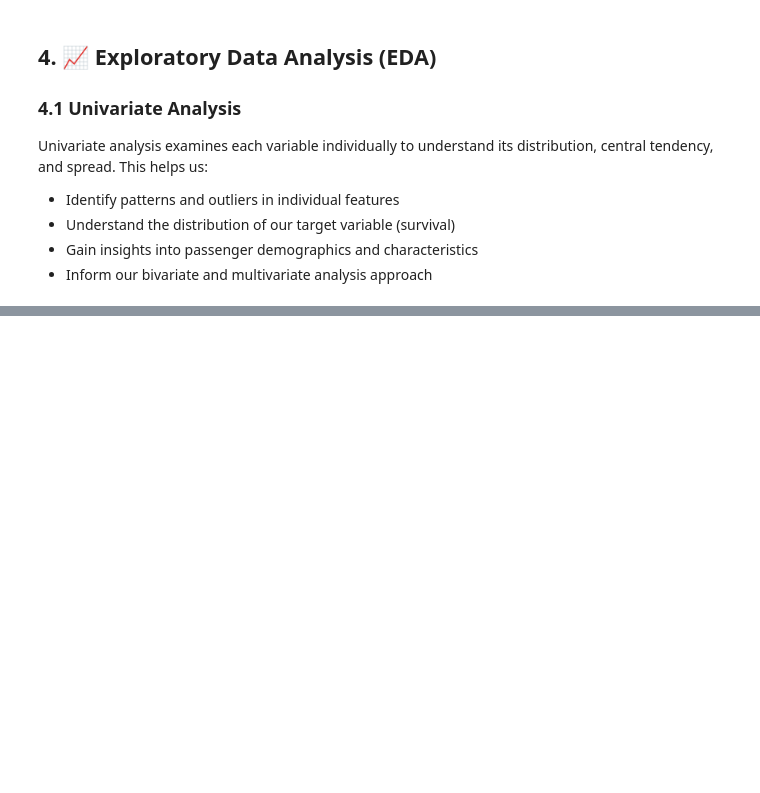
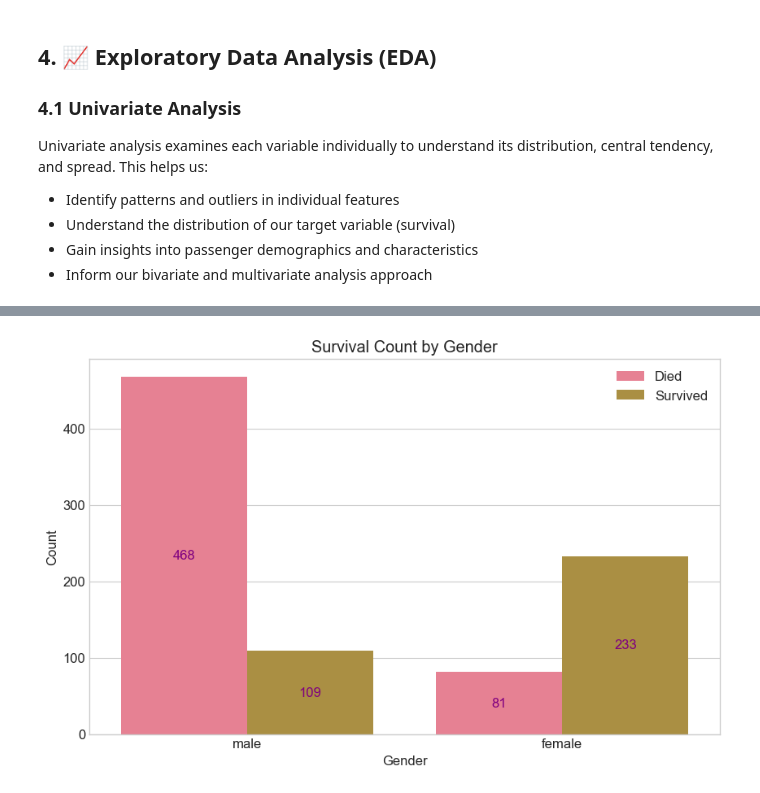
Before and after one commit to profadept/titanic-survival-analysis, a Jupyter notebook: notebooks/titanic-survival-analysis.ipynb, the cells around one changed output, grey strips where cells are left out. Saved outputs shown, nothing was run; the diff lists cells and outputs as text; code cells hidden in the pictures; blank space fills up the shorter version.

```diff
--- a/notebooks/titanic-survival-analysis.ipynb
+++ b/notebooks/titanic-survival-analysis.ipynb
@@ -689,0 +662,17 @@ male    0.19    577
+# %%
+# Visualization
+ax = sns.countplot(data=df, x='sex', hue='survived')
+
+# Adding Numbers to Bar
+for container in ax.containers:
+    ax.bar_label(container, label_type='center', color='purple')
+
+plt.title('Survival Count by Gender')
+plt.xlabel('Gender')
+plt.ylabel('Count')
+plt.legend(['Died', 'Survived'])
+
+plt.savefig('../figures/survival_by_gender.png', dpi=300, bbox_inches='tight')
+plt.show()
+# %% [output]
+[figure, added]
```
Also changed, not shown: parts of 14 cells of this notebook, 8 other files.
